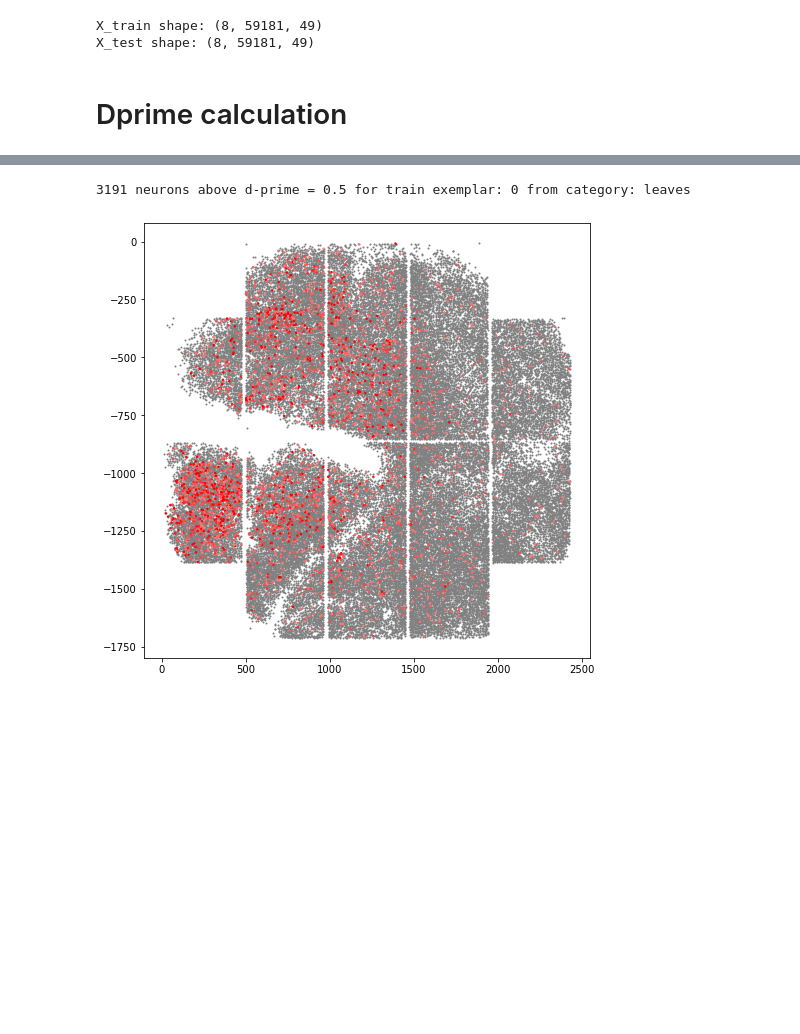
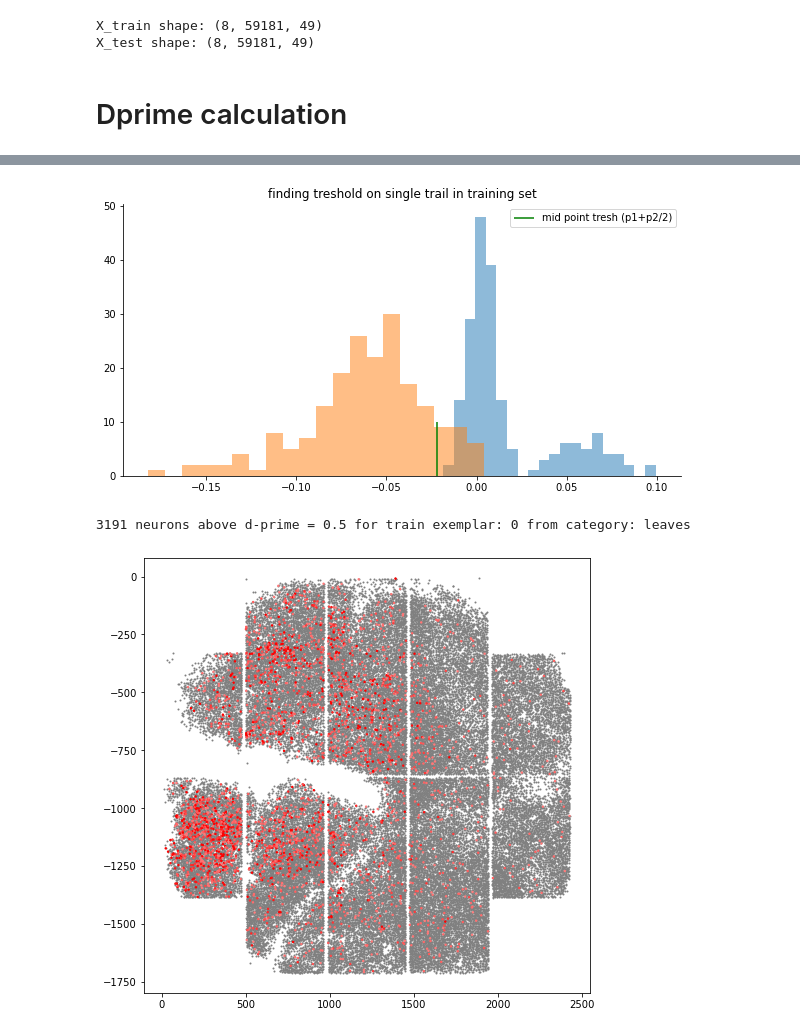
Before and after one commit to NunezKant/Dprime, a Jupyter notebook: PassiveStim/scripts/Dprime_decoder.ipynb, the cells around one changed output, grey strips where cells are left out. Saved outputs shown, nothing was run; the diff lists cells and outputs as text; code cells hidden in the pictures; blank space fills up the shorter version.

```diff
--- a/PassiveStim/scripts/Dprime_decoder.ipynb
+++ b/PassiveStim/scripts/Dprime_decoder.ipynb
@@ -127,3 +141,13 @@ spop = decoder.test(X_test, iplane, zstack=2)
+# %%
+plt.figure(figsize=(10,5))
+plt.hist(spop_train[0],bins=20,alpha=0.5)
+plt.hist(spop_train[1],bins=20,alpha=0.5)
+plt.vlines(x=-.022,ymin=0,ymax=10, color='g', label = 'mid point tresh (p1+p2/2)') # svm tresh
+plt.title('finding treshold on single trail in training set')
+plt.legend()
+sns.despine()
+# %% [output]
+[figure, added]
 # %%
 plt.figure(figsize=(8,8))
 plt.scatter(xpos, -ypos, c = 'gray', s = 1)
```
Also changed, not shown: parts of 13 cells of this notebook, 1 other file.
